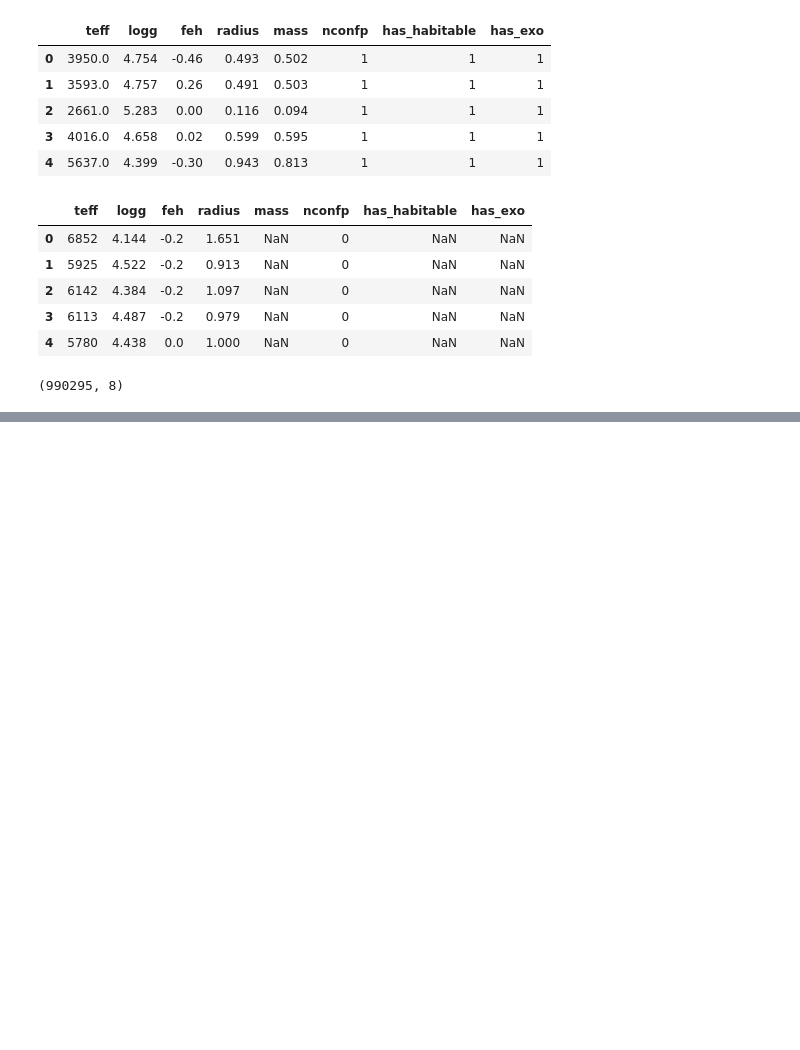
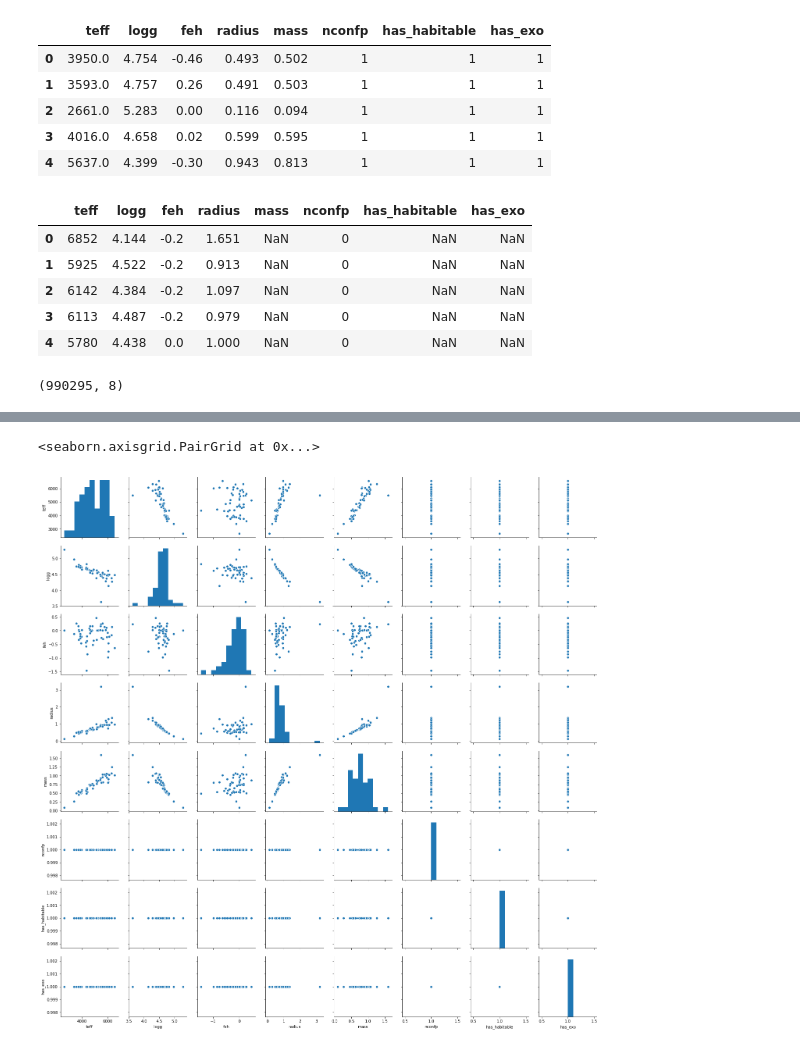
Before and after one commit to stevenbruno/chipy_planet_project, a Jupyter notebook: kepler_stellar.ipynb, the cells around one changed output, grey strips where cells are left out. Drawn from its saved outputs; the diff is of its cells as text; code cells hidden in the pictures; blank space fills up the shorter version.

```diff
--- a/kepler_stellar.ipynb
+++ b/kepler_stellar.ipynb
@@ -256,0 +412,5 @@ df.describe()
+# %%
+sns.pairplot(df.dropna())
+# %% [output]
+<seaborn.axisgrid.PairGrid at 0x...>
+[figure, added]
```
Also changed, not shown: parts of 22 cells of this notebook.
